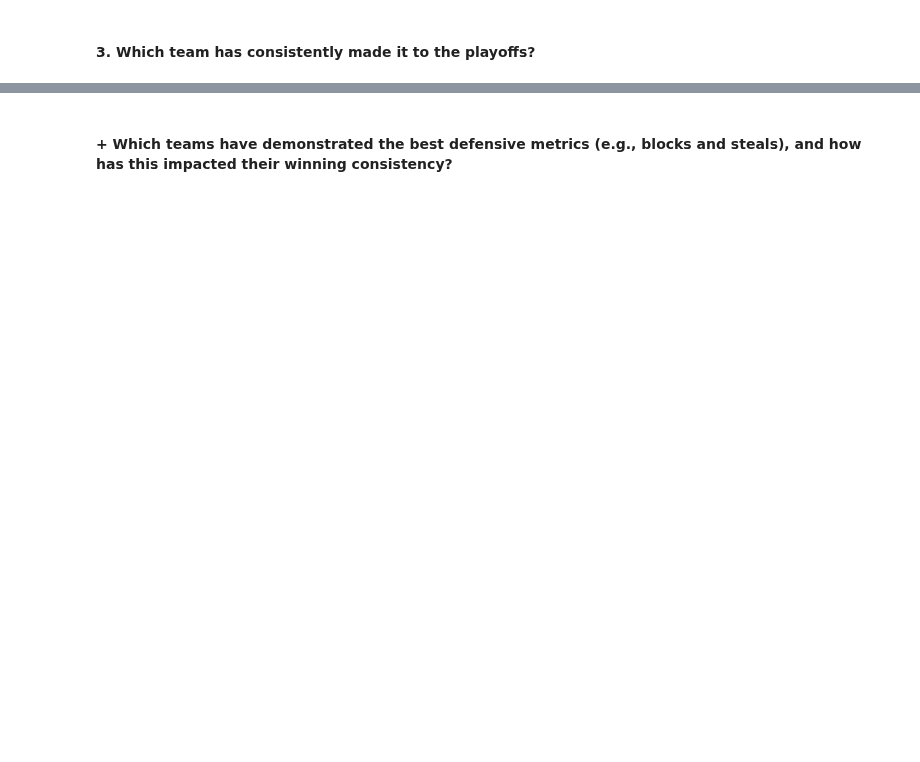
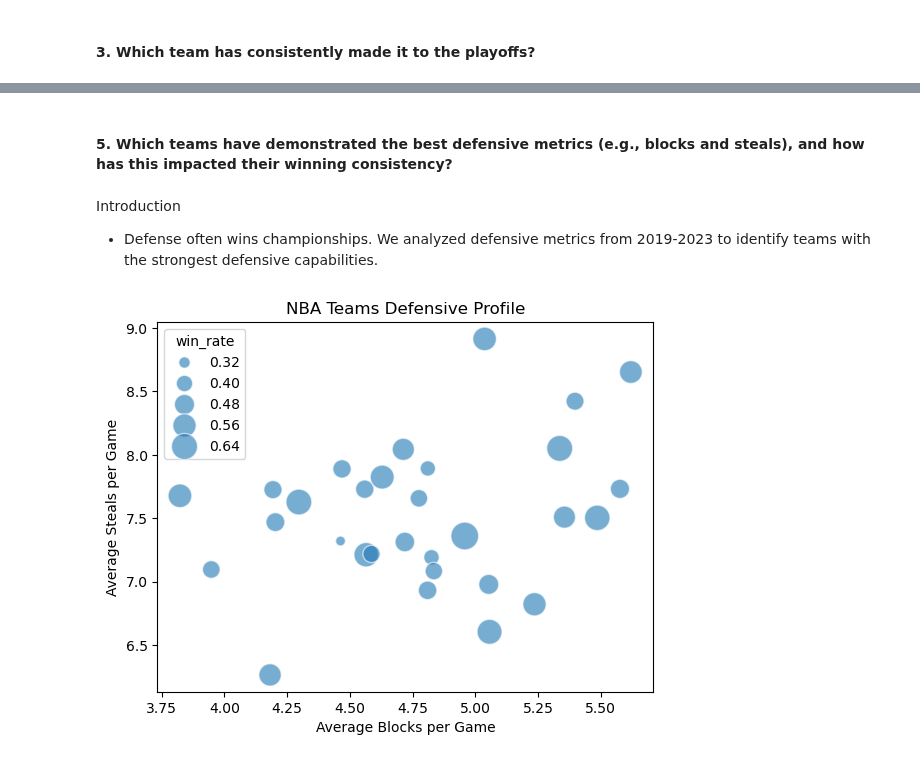
Before and after one commit to thezachdrake/UMD-INST627-Fall2024, a Jupyter notebook: notebooks/kim_revised.ipynb, the cells around one changed output, grey strips where cells are left out. Cells and saved outputs as stored; diff of their text form; code cells hidden in the pictures; blank space fills up the shorter version.

```diff
--- a/notebooks/kim_revised.ipynb
+++ b/notebooks/kim_revised.ipynb
@@ -420,3 +669,17 @@ Teams with the greatest improvement over the past five years:
 # %% [markdown]
-#### + Which teams have demonstrated the best defensive metrics (e.g., blocks and steals), and how has this impacted their winning consistency?
+#### 5. Which teams have demonstrated the best defensive metrics (e.g., blocks and steals), and how has this impacted their winning consistency?
+# %% [markdown]
+Introduction
+- Defense often wins championships. We analyzed defensive metrics from 2019-2023 to identify teams with the strongest defensive capabilities.
+# %%
+sns.scatterplot(data=defense_analysis,
+                x='avg_blocks', y='avg_steals',
+                size='win_rate', sizes=(50, 400),
+                alpha=0.6)
+plt.title('NBA Teams Defensive Profile')
+plt.xlabel('Average Blocks per Game')
+plt.ylabel('Average Steals per Game')
+plt.show()
+# %% [output]
+[figure, added]
 # %%
```
Also changed, not shown: parts of 44 cells of this notebook.
